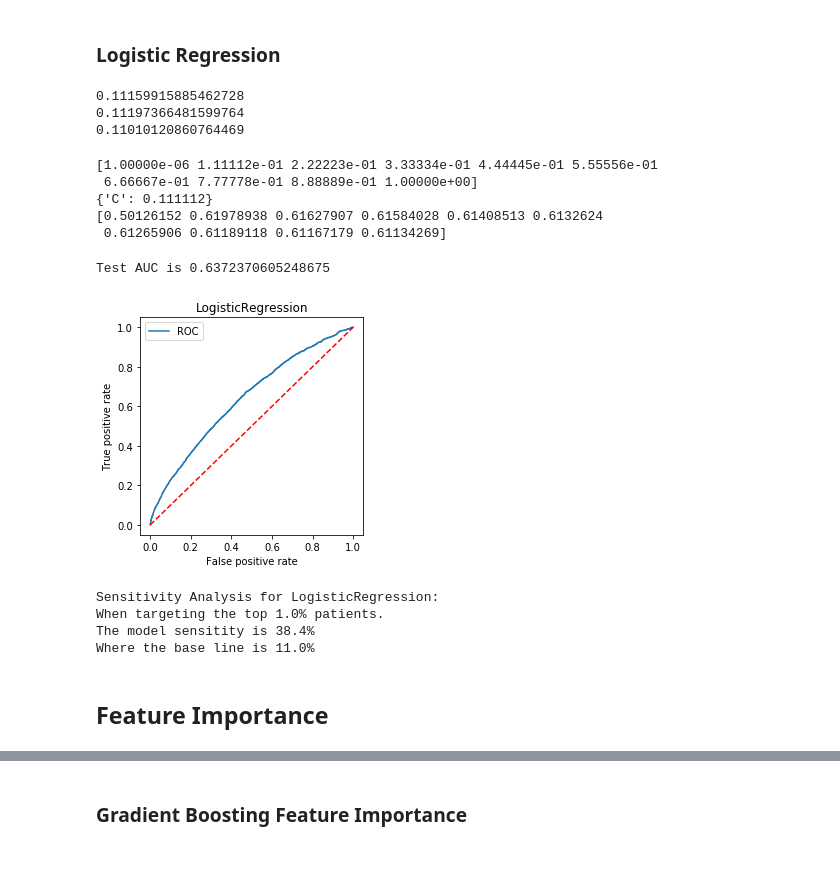
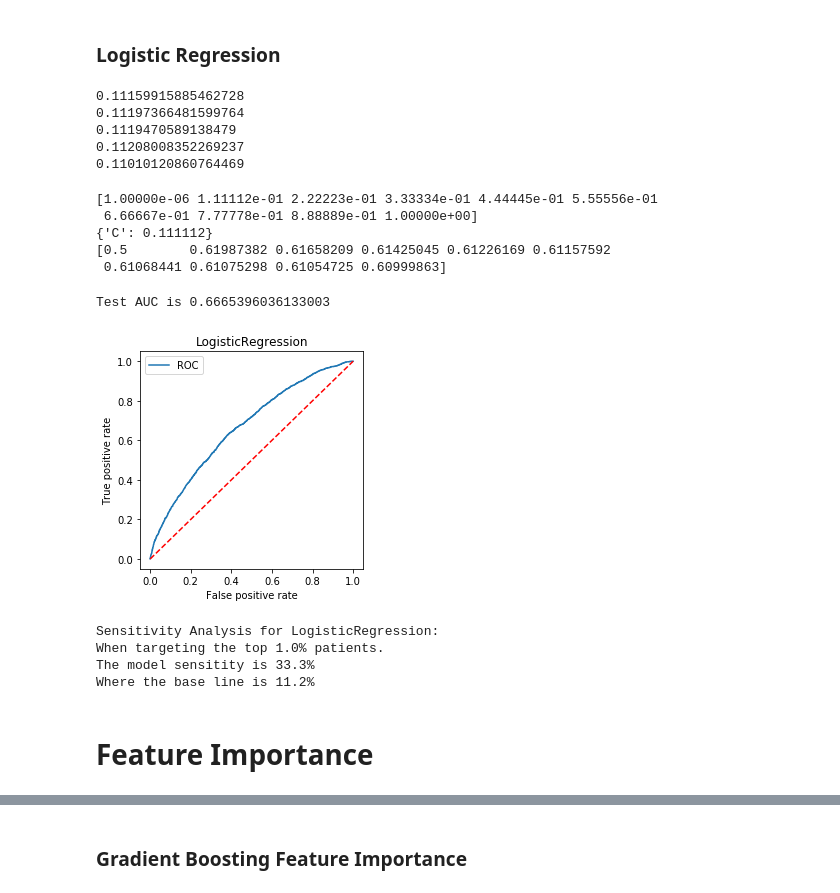
Before and after one commit to wowChelios/DS_TermProject, a Jupyter notebook: EDA_1.ipynb, the cells around one changed output, grey strips where cells are left out. Saved outputs shown, nothing was run; the diff lists cells and outputs as text; code cells hidden in the pictures; blank space fills up the shorter version.

Commit message:
reduced model tried

```diff
--- a/EDA_1.ipynb
+++ b/EDA_1.ipynb
@@ -108,14 +108,19 @@ warnings.warn = ignore_warn
 X = df.drop(["encounter_id", "patient_nbr", "readmitted"], axis = 1)
 Y = df["readmitted"]
 X = pd.get_dummies(X, drop_first=True)
-X_train, X_test, Y_train, Y_test = train_test_split(X, Y, test_size = 0.2, random_state=0)
+X_t, X_holdout, Y_t, Y_holdout = train_test_split(X, Y, test_size = 0.2, random_state=0)
+X_train, X_test, Y_train, Y_test = train_test_split(X_t, Y_t, test_size = 0.2, random_state=0)
 # %%
 print(np.mean(Y))
+print(np.mean(Y_t))
 print(np.mean(Y_train))
 print(np.mean(Y_test))
+print(np.mean(Y_holdout))
 # %% [output]
 0.11159915885462728
 0.11197366481599764
+0.1119470589138479
+0.11208008352269237
 0.11010120860764469
 # %%
 from imblearn.over_sampling import RandomOverSampler
@@ -135,11 +140,12 @@ print(lr_cv.cv_results_['mean_test_score'])
 [1.00000e-06 1.11112e-01 2.22223e-01 3.33334e-01 4.44445e-01 5.55556e-01
  6.66667e-01 7.77778e-01 8.88889e-01 1.00000e+00]
 {'C': 0.111112}
-[0.50126152 0.61978938 0.61627907 0.61584028 0.61408513 0.6132624
- 0.61265906 0.61189118 0.61167179 0.61134269]
+[0.5        0.61987382 0.61658209 0.61425045 0.61226169 0.61157592
+ 0.61068441 0.61075298 0.61054725 0.60999863]
 # %%
 from sklearn.metrics import roc_auc_score, roc_curve
-def plot_auc(model):
+def plot_auc(model_cv):
+    model = model_cv.best_estimator_
     model.fit(X_train_resped, Y_train_resped)
     model_pre = model.predict_proba(X_test)[:,1]
     print("Test AUC is {}".format(roc_auc_score(Y_test, model_pre)))
@@ -153,8 +159,8 @@ def plot_auc(model):
     plt.legend()
     plt.show()
 # %%
-plot_auc(lr)
+plot_auc(lr_cv)
 # %% [output]
-Test AUC is 0.6372370605248675
+Test AUC is 0.6665396036133003
-[figure, old version]
+[figure, new version]
 # %%
@@ -171,14 +178,14 @@ def sensitivity_analysis(model, percentage):
     print("The model sensitity is {}%".format(round(predicted_readrate*100,1)))
     print("Where the base line is {}%".format(round(base_rate*100,1)))
 # %%
-sensitivity_analysis(lr,0.01)
+sensitivity_analysis(lr_cv,0.01)
 # %% [output]
 Sensitivity Analysis for LogisticRegression:
 When targeting the top 1.0% patients.
-The model sensitity is 38.4%
-Where the base line is 11.0%
+The model sensitity is 33.3%
+Where the base line is 11.2%
 # %% [markdown]
-## Feature Importance
+# Feature Importance
 # %%
 def linear_featureimportance(features,model):
     coefs_df = pd.concat([pd.DataFrame(features.columns), pd.DataFrame(np.abs(model.coef_[0]))], axis = 1)
```
Also changed, not shown: parts of 37 cells of this notebook.
